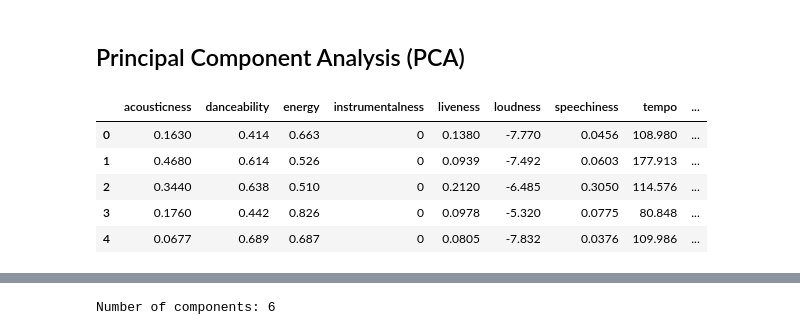
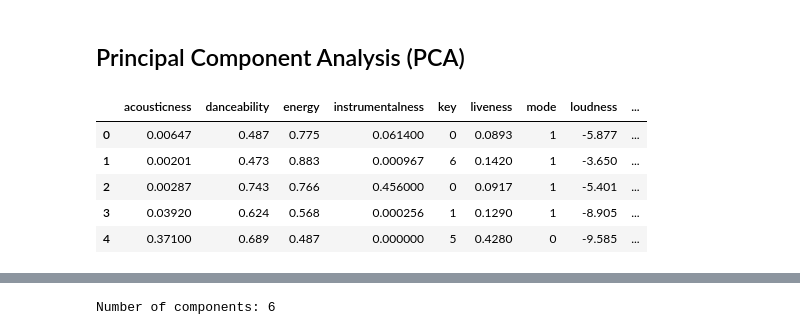
Before and after one commit to sejaldua/music-clustering, a Jupyter notebook: recommender.ipynb, the cells around one changed output, grey strips where cells are left out. Cells and saved outputs as stored; diff of their text form; code cells hidden in the pictures.

```diff
--- a/recommender.ipynb
+++ b/recommender.ipynb
@@ -88,2 +198,9 @@ def get_features_for_playlist(df, username, uri):
 # %%
-df = pd.DataFrame(columns=['name', 'artist', 'track_URI', 'acousticness', 'danceability', 'energy', 'instrumentalness', 'liveness', 'loudness', 'speechiness', 'tempo', 'valence', 'playlist'])
+sp = spotipy.Spotify(auth=get_token('playlist-read-private'))
+
+playlist_df = pd.DataFrame(columns=['track_name', 'artist', 'track_URI', 'acousticness', 'danceability', 'energy', 'instrumentalness', 'key', 'liveness', 'mode', 'loudness', 'speechiness', 'tempo', 'valence'])
+
+playlist_df = get_features_for_playlist(playlist_df, user_config['username'], 'spotify:playlist:5hvgiq3c8IFnaBgbwDcttd')
+
+playlist_df = treat_nans(playlist_df)
+playlist_df
@@ -90,3 +224,0 @@ df = pd.DataFrame(columns=['name', 'artist', 'track_URI', 'acousticness', 'dance
-# %%
-df = get_features_for_playlist(df, user_config['username'], 'spotify:playlist:0AQoxkZoBFUI2RSXgOyug9')
-df
@@ -155,0 +280,5 @@ df
+# %%
+one_to_one_df = get_recommendations_one_to_one(playlist_df, df)
+source_dest_df = pd.concat([playlist_df[['track_name', 'artist']].reset_index(drop=True), one_to_one_df[['track_name', 'artist']].reset_index(drop=True)], axis=1, ignore_index=True)
+source_dest_df.columns = ['Source Track', 'Source Artist', 'Recommended Track', 'Recommended Artist']
+source_dest_df
@@ -155,0 +303,9 @@ df
+# %%
+src_df = playlist_df.copy()
+src_df.reset_index(drop=True, inplace=True)
+src_df.insert(3, 'label', pd.Series(['source']*len(src_df)))
+rec_df = one_to_one_df.copy()
+rec_df.reset_index(drop=True, inplace=True)
+rec_df.insert(3, 'label', pd.Series(['recommended']*len(rec_df)))
+src_rec_df = pd.concat([src_df, rec_df], axis=0).reset_index(drop=True)
+src_rec_df
@@ -156,17 +326,17 @@ df
 # %% [markdown]
 ## Principal Component Analysis (PCA)
 # %%
-non_features = ['track_name', 'artist', 'track_URI']
-track_info = df[non_features]
-df_X = df.drop(columns=non_features)
+non_features = ['track_name', 'artist', 'track_URI', 'label']
+track_info = src_rec_df[non_features]
+df_X = src_rec_df.select_dtypes(np.number)
 df_X.head()
 # %% [output]
-|  | acousticness | danceability | energy | instrumentalness | liveness | loudness | speechiness | tempo | ... |
-| 0 | 0.1630 | 0.414 | 0.663 | 0 | 0.1380 | -7.770 | 0.0456 | 108.980 | ... |
-| 1 | 0.4680 | 0.614 | 0.526 | 0 | 0.0939 | -7.492 | 0.0603 | 177.913 | ... |
-| 2 | 0.3440 | 0.638 | 0.510 | 0 | 0.2120 | -6.485 | 0.3050 | 114.576 | ... |
-| 3 | 0.1760 | 0.442 | 0.826 | 0 | 0.0978 | -5.320 | 0.0775 | 80.848 | ... |
-| 4 | 0.0677 | 0.689 | 0.687 | 0 | 0.0805 | -7.832 | 0.0376 | 109.986 | ... |
+|  | acousticness | danceability | energy | instrumentalness | key | liveness | mode | loudness | ... |
+| 0 | 0.00647 | 0.487 | 0.775 | 0.061400 | 0 | 0.0893 | 1 | -5.877 | ... |
+| 1 | 0.00201 | 0.473 | 0.883 | 0.000967 | 6 | 0.1420 | 1 | -3.650 | ... |
+| 2 | 0.00287 | 0.743 | 0.766 | 0.456000 | 0 | 0.0917 | 1 | -5.401 | ... |
+| 3 | 0.03920 | 0.624 | 0.568 | 0.000256 | 1 | 0.1290 | 1 | -8.905 | ... |
+| 4 | 0.37100 | 0.689 | 0.487 | 0.000000 | 5 | 0.4280 | 0 | -9.585 | ... |
 # %%
 scaler = StandardScaler()
 X_std = scaler.fit_transform(df_X)
```
Also changed, not shown: parts of 26 cells of this notebook.
